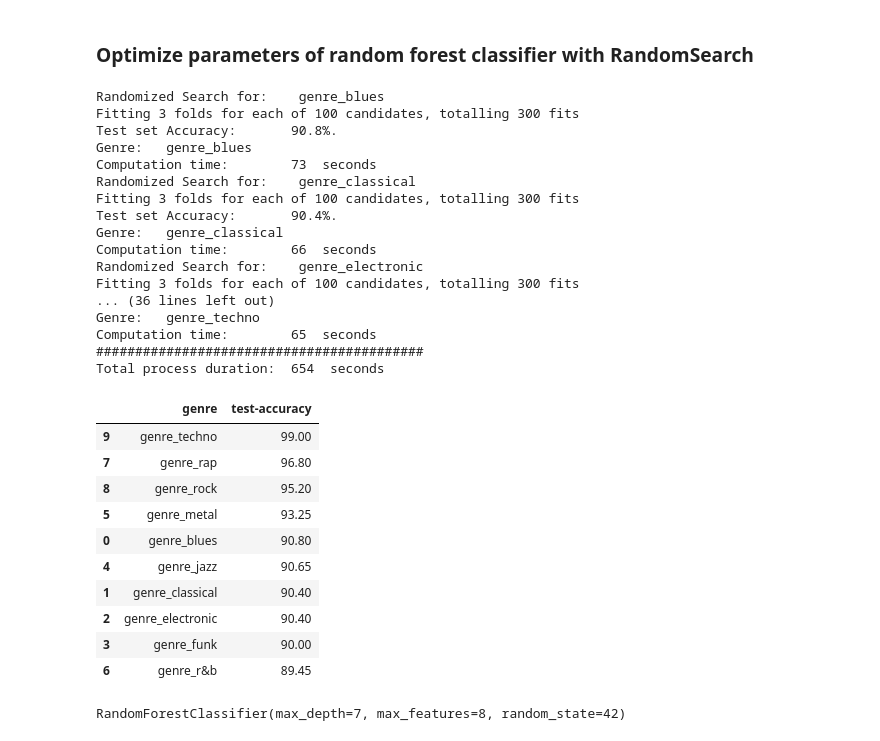
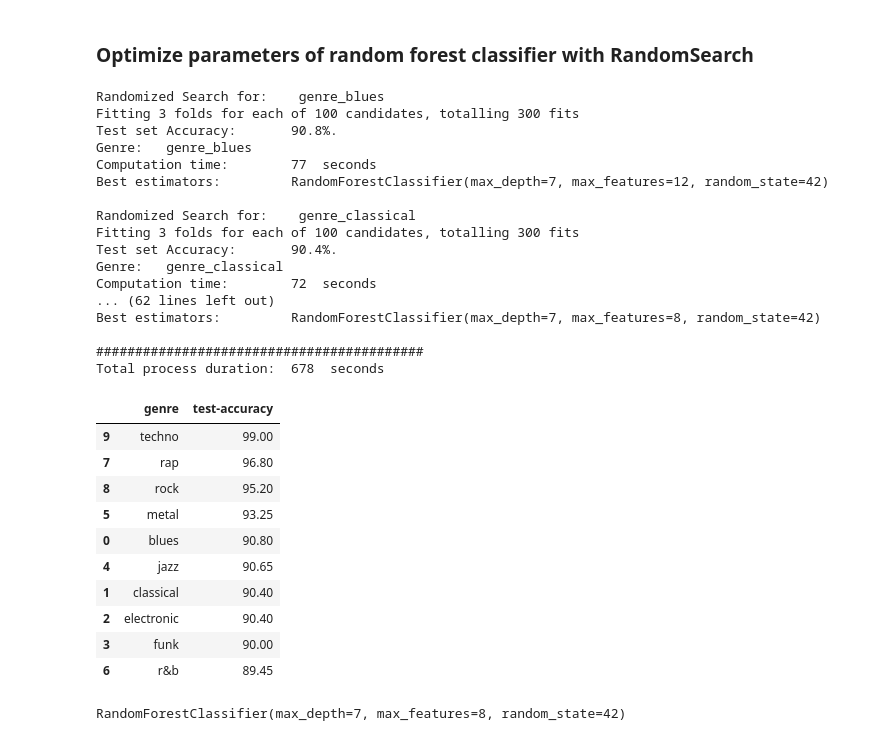
Before and after one commit to alpargur/machine-learning-101, a Jupyter notebook: dev/genre-classification/hyperparameter-tuning-RFC.ipynb, the cells around one changed output. Cells and saved outputs as stored; diff of their text form; code cells hidden in the pictures.

```diff
--- a/dev/genre-classification/hyperparameter-tuning-RFC.ipynb
+++ b/dev/genre-classification/hyperparameter-tuning-RFC.ipynb
@@ -293,6 +293,8 @@ for genre in y_train.columns:
     print(f'Test set Accuracy:\t {_test_accuracy}%.')
     loop_duration = round(time.time() - loop_start)
     print('Genre:\t', genre, '\nComputation time:\t', loop_duration, ' seconds')
+    print('Best estimators:\t', _random_search.best_estimator_)
+    print('')
 
 end = round(time.time() - start)
 print('##########################################')
@@ -302,35 +304,36 @@ Randomized Search for:    genre_blues
 Fitting 3 folds for each of 100 candidates, totalling 300 fits
 Test set Accuracy:       90.8%.
 Genre:   genre_blues
-Computation time:        73  seconds
+Computation time:        77  seconds
+Best estimators:         RandomForestClassifier(max_depth=7, max_features=12, random_state=42)
+
 Randomized Search for:    genre_classical
 Fitting 3 folds for each of 100 candidates, totalling 300 fits
 Test set Accuracy:       90.4%.
 Genre:   genre_classical
-Computation time:        66  seconds
-Randomized Search for:    genre_electronic
-Fitting 3 folds for each of 100 candidates, totalling 300 fits
-... (36 lines left out)
-Genre:   genre_techno
-Computation time:        65  seconds
+Computation time:        72  seconds
+... (62 lines left out)
+Best estimators:         RandomForestClassifier(max_depth=7, max_features=8, random_state=42)
+
 ##########################################
-Total process duration:  654  seconds
+Total process duration:  678  seconds
 # %%
 rfc_randomized_search_df = pd.DataFrame.from_dict(rfc_randomized_search)
+rfc_randomized_search_df.genre = rfc_randomized_search_df.genre.str.replace('genre_', ' ')
 rfc_randomized_search_df.sort_values(by='test-accuracy', ascending=False)
 # %% [output]
 |  | genre | test-accuracy |
-| 9 | genre_techno | 99.00 |
-| 7 | genre_rap | 96.80 |
-| 8 | genre_rock | 95.20 |
-| 5 | genre_metal | 93.25 |
-| 0 | genre_blues | 90.80 |
-| 4 | genre_jazz | 90.65 |
-| 1 | genre_classical | 90.40 |
-| 2 | genre_electronic | 90.40 |
-| 3 | genre_funk | 90.00 |
-| 6 | genre_r&b | 89.45 |
+| 9 | techno | 99.00 |
+| 7 | rap | 96.80 |
+| 8 | rock | 95.20 |
+| 5 | metal | 93.25 |
+| 0 | blues | 90.80 |
+| 4 | jazz | 90.65 |
+| 1 | classical | 90.40 |
+| 2 | electronic | 90.40 |
+| 3 | funk | 90.00 |
+| 6 | r&b | 89.45 |
-# %%
-_random_search.best_estimator_
-# %% [output]
-RandomForestClassifier(max_depth=7, max_features=8, random_state=42)
+# %%
+print(_random_search.best_estimator_)
+# %% [output]
+RandomForestClassifier(max_depth=7, max_features=8, random_state=42)
```
Also changed, not shown: parts of 8 cells of this notebook, 3 other files.
